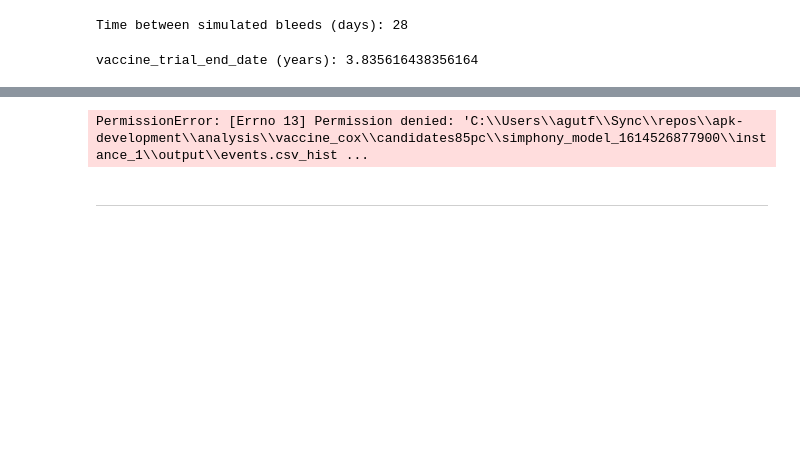
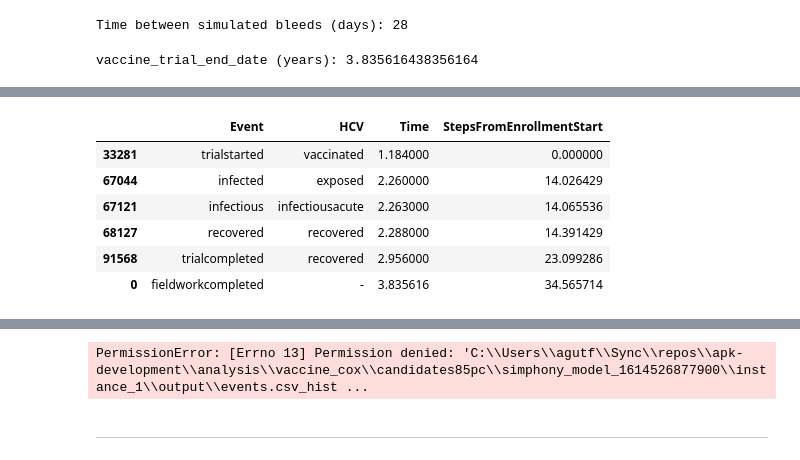
Before and after one commit to sashagutfraind/apk, a Jupyter notebook: analysis/cox_table.ipynb, the cells around one changed output, grey strips where cells are left out. Saved outputs shown, nothing was run; the diff lists cells and outputs as text; code cells hidden in the pictures; blank space fills up the shorter version.

```diff
--- a/analysis/cox_table.ipynb
+++ b/analysis/cox_table.ipynb
@@ -88,2 +93,6 @@ events2 = events[events.Agent.isin(agent_baselines)]
+# %%
+for agent in agent_baselines:
+    agent_baselines[agent]['ABpos_at_start_of_trial'] = agent_abpos_at_enrollment[agent]
+    agent_baselines[agent]['doses_received'] = agent_vaccination_doses[agent]
 # %%
 vaccinations = events2[(events2.Time <= vaccine_trial_end_date ) & (events2.Event == 'vaccinated')]
@@ -118,7 +187,7 @@ events2 = events2[~events2.Event.isin
 agent_events = {}
 longest_history = 0 #needed for padding the data
 for agent in agent_baselines:
-    a_events = events2[events2.Agent == agent][['Event','HCV','Time']]
+    a_events = events3[events3.Agent == agent][['Event','HCV','Time']]
     a_events = a_events[a_events.Time <= vaccine_trial_end_date]
     a_events = a_events.sort_values(by="Time") #just in case
     a_events = a_events.append(pd.DataFrame([['fieldworkcompleted', '-', vaccine_trial_end_date]], columns=list(['Event','HCV', 'Time'])))
@@ -129,6 +198,3 @@ for agent in agent_baselines:
                           #    a_events.Time.iloc[-1]-a_events.Time.iloc[0]))
 
 longest_history_len = longest_history/reporting_frequency
-# %%
-for agent in agent_events:
-    agent_baselines[agent]['doses_received'] = agent_vaccinations[agent]
@@ -203,3 +273,13 @@ def estimate_history(agent_id, my_events, RNA_positive_at_start_of_trial, target
     #pdb.set_trace()
     #print(len(h))
     return h, last_hcv_reading
+# %%
+agent_events[agent]
+# %% [output]
+|  | Event | HCV | Time | StepsFromEnrollmentStart |
+| 33281 | trialstarted | vaccinated | 1.184000 | 0.000000 |
+| 67044 | infected | exposed | 2.260000 | 14.026429 |
+| 67121 | infectious | infectiousacute | 2.263000 | 14.065536 |
+| 68127 | recovered | recovered | 2.288000 | 14.391429 |
+| 91568 | trialcompleted | recovered | 2.956000 | 23.099286 |
+| 0 | fieldworkcompleted | - | 3.835616 | 34.565714 |
```
Also changed, not shown: parts of 21 cells of this notebook.
